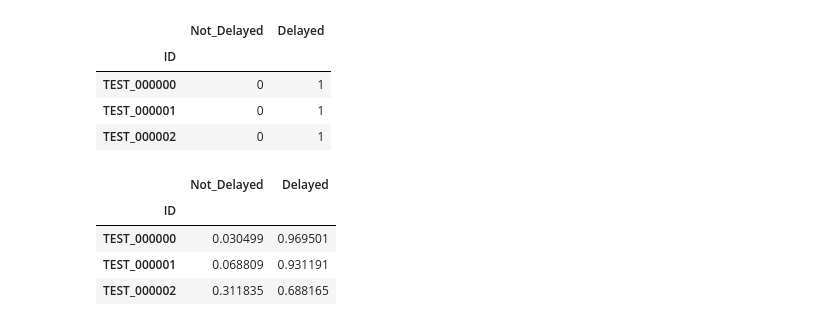
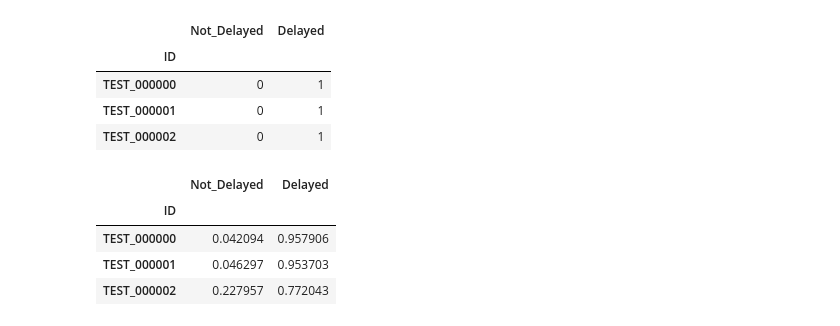
Before and after one commit to daa103/Colab_ML, a Jupyter notebook: SSL_self_training_LightGBM.ipynb, the cells around one changed output. Saved outputs shown, nothing was run; the diff lists cells and outputs as text; code cells hidden in the pictures.

```diff
--- a/SSL_self_training_LightGBM.ipynb
+++ b/SSL_self_training_LightGBM.ipynb
@@ -271,7 +268,7 @@ submission.to_csv('baseline_submission.csv', index = True)
 # %%
 from sklearn.model_selection import train_test_split
 
-X_train,X_test,y_train,y_test = train_test_split(X_train_final,y_train_final, test_size = 0.2, random_state = 156)
+X_train,X_valid,y_train,y_valid = train_test_split(X_train_final,y_train_final, test_size = 0.2, random_state = 156)
 # %%
 from lightgbm import LGBMClassifier
 from sklearn.model_selection import GridSearchCV
@@ -427,8 +315,10 @@ print('GridSearchCV 최적 파라미터:', gridcv.best_params_)
 # %%
-final_classifier2 =  LGBMClassifier(n_estimators=200, num_leaves=64 ,subsample=0.8, min_child_samples=100,max_depth=128)
+### 최종 모델 생성
+final_classifier2 = LGBMClassifier(n_estimators=200, num_leaves=32, subsample=0.8,
+                                   min_child_samples=60, max_depth=128)
 
-evals = [(X_test, y_test)]
-final_classifier2.fit(X_train, y_train, early_stopping_rounds=100, eval_metric="logloss", eval_set=evals, verbose=True)
-
-preds2 = final_classifier2.predict(X_test)
+# early_stopping_rounds와 eval_metric 설정하여 모델 학습
+evals = [(X_valid, y_valid)]
+final_classifier2.fit(X_train, y_train, early_stopping_rounds=100, eval_metric="logloss",
+                      eval_set = evals, verbose = 0)
 # %% [output]
@@ -452,3 +327,7 @@ preds2 = final_classifier2.predict(X_test)
+# %%
+# 최종 예측
+
+preds2 = final_classifier2.predict_proba(X_test) # predict_proba를 써야 함
 # %%
 preds2
 # %% [output]
@@ -468,12 +349,12 @@ y_test_pred = y_test_pred[:, [1, 0]]
 # %%
-submission = pd.DataFrame(data = y_test_pred, columns = sample_submission.columns,
+submission2 = pd.DataFrame(data = preds2, columns = sample_submission.columns,
                           index = sample_submission.index)
 # %%
-submission.head(3)
+submission2.head(3)
 # %% [output]
 |  | Not_Delayed | Delayed |
 | ID |  |  |
-| TEST_000000 | 0.030499 | 0.969501 |
-| TEST_000001 | 0.068809 | 0.931191 |
-| TEST_000002 | 0.311835 | 0.688165 |
+| TEST_000000 | 0.042094 | 0.957906 |
+| TEST_000001 | 0.046297 | 0.953703 |
+| TEST_000002 | 0.227957 | 0.772043 |
 # %%
```
Also changed, not shown: parts of 17 cells of this notebook.
